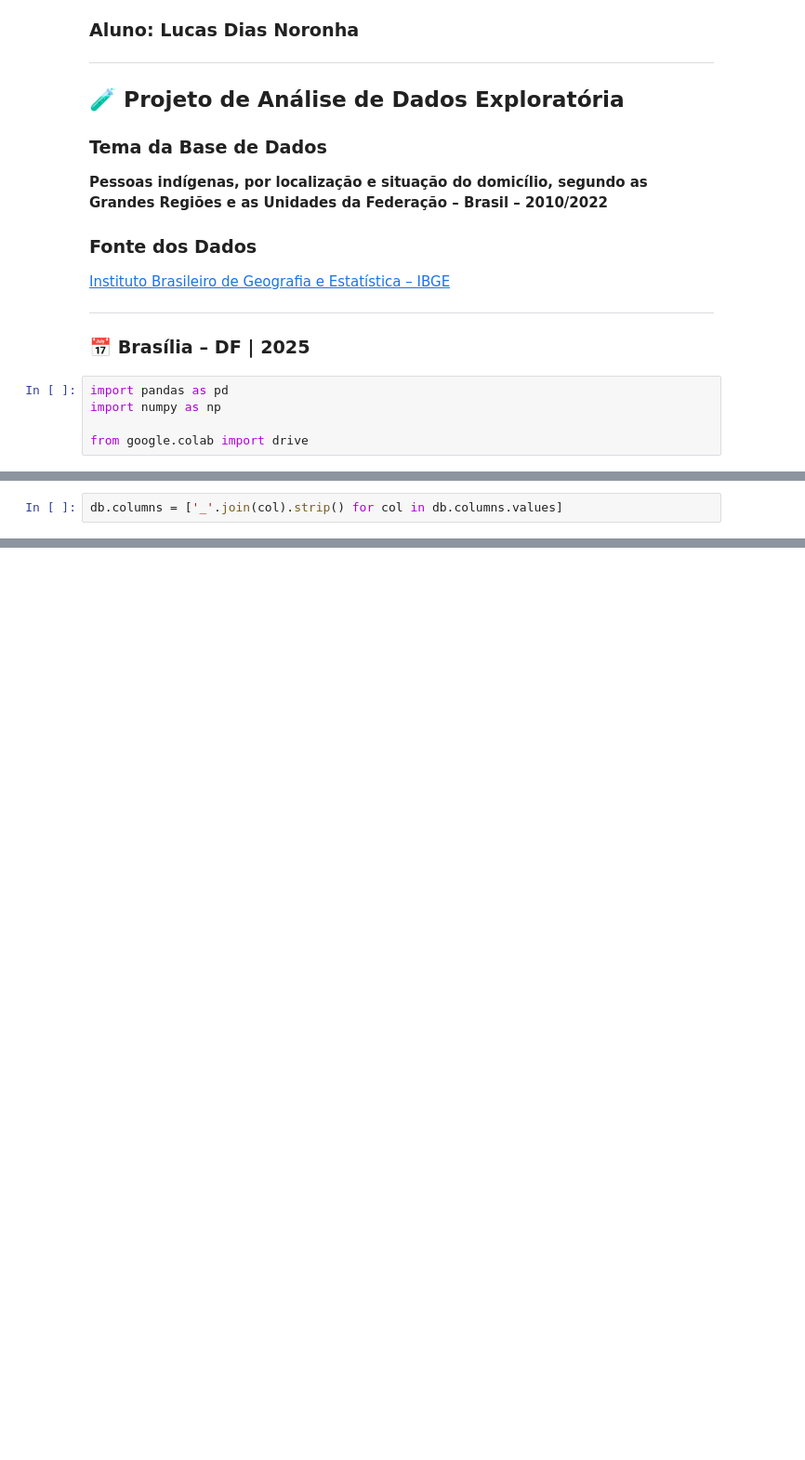
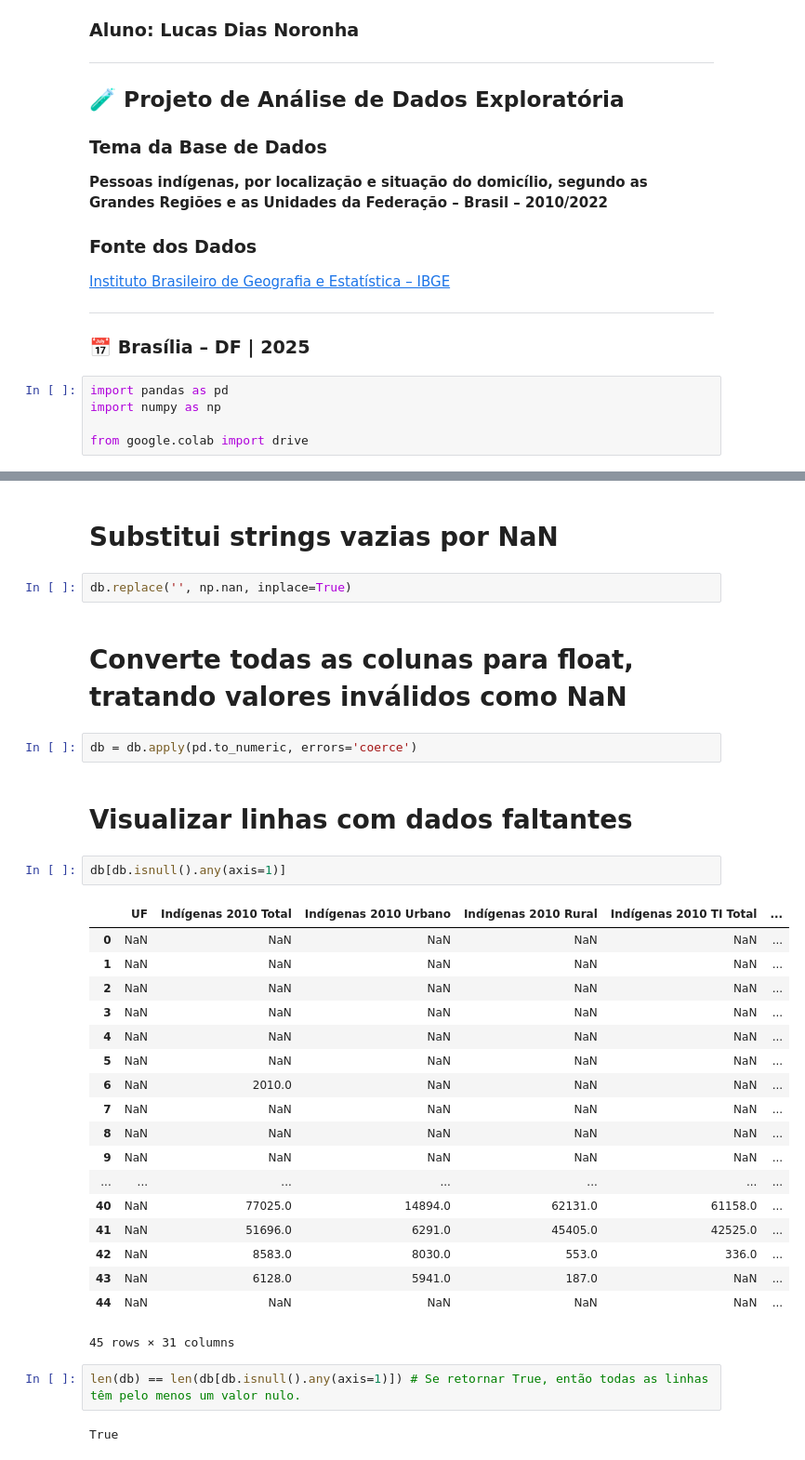
Before and after one commit to LUCASDNORONHA/exploracao-dados-indigenas-2010-2022, a Jupyter notebook: Projeto_de_Analise_de_Dados_Exploratoria.ipynb, the cells around one changed output, grey strips where cells are left out. Shown at 93% size. Drawn from its saved outputs; the diff is of its cells as text; blank space fills up the shorter version.

```diff
--- a/Projeto_de_Analise_de_Dados_Exploratoria.ipynb
+++ b/Projeto_de_Analise_de_Dados_Exploratoria.ipynb
@@ -45,3 +131 @@ db.sample(5)
-# %%
-db.columns = ['_'.join(col).strip() for col in db.columns.values]
 # %%
@@ -50,0 +216,35 @@ NameError: name 'db' is not defined
+# %% [markdown]
+# Substitui strings vazias por NaN
+# %%
+db.replace('', np.nan, inplace=True)
+# %% [markdown]
+# Converte todas as colunas para float, tratando valores inválidos como NaN
+# %%
+db = db.apply(pd.to_numeric, errors='coerce')
+# %% [markdown]
+# Visualizar linhas com dados faltantes
+# %%
+db[db.isnull().any(axis=1)]
+# %% [output]
+|  | UF | Indígenas 2010 Total | Indígenas 2010 Urbano | Indígenas 2010 Rural | Indígenas 2010 TI Total | ... |
+| 0 | NaN | NaN | NaN | NaN | NaN | ... |
+| 1 | NaN | NaN | NaN | NaN | NaN | ... |
+| 2 | NaN | NaN | NaN | NaN | NaN | ... |
+| 3 | NaN | NaN | NaN | NaN | NaN | ... |
+| 4 | NaN | NaN | NaN | NaN | NaN | ... |
+| 5 | NaN | NaN | NaN | NaN | NaN | ... |
+| 6 | NaN | 2010.0 | NaN | NaN | NaN | ... |
+| 7 | NaN | NaN | NaN | NaN | NaN | ... |
+| 8 | NaN | NaN | NaN | NaN | NaN | ... |
+| 9 | NaN | NaN | NaN | NaN | NaN | ... |
+| ... | ... | ... | ... | ... | ... | ... |
+| 40 | NaN | 77025.0 | 14894.0 | 62131.0 | 61158.0 | ... |
+| 41 | NaN | 51696.0 | 6291.0 | 45405.0 | 42525.0 | ... |
+| 42 | NaN | 8583.0 | 8030.0 | 553.0 | 336.0 | ... |
+| 43 | NaN | 6128.0 | 5941.0 | 187.0 | NaN | ... |
+| 44 | NaN | NaN | NaN | NaN | NaN | ... |
+45 rows × 31 columns
+# %%
+len(db) == len(db[db.isnull().any(axis=1)]) # Se retornar True, então todas as linhas têm pelo menos um valor nulo.
+# %% [output]
+True
```
Also changed, not shown: parts of 16 cells of this notebook.
